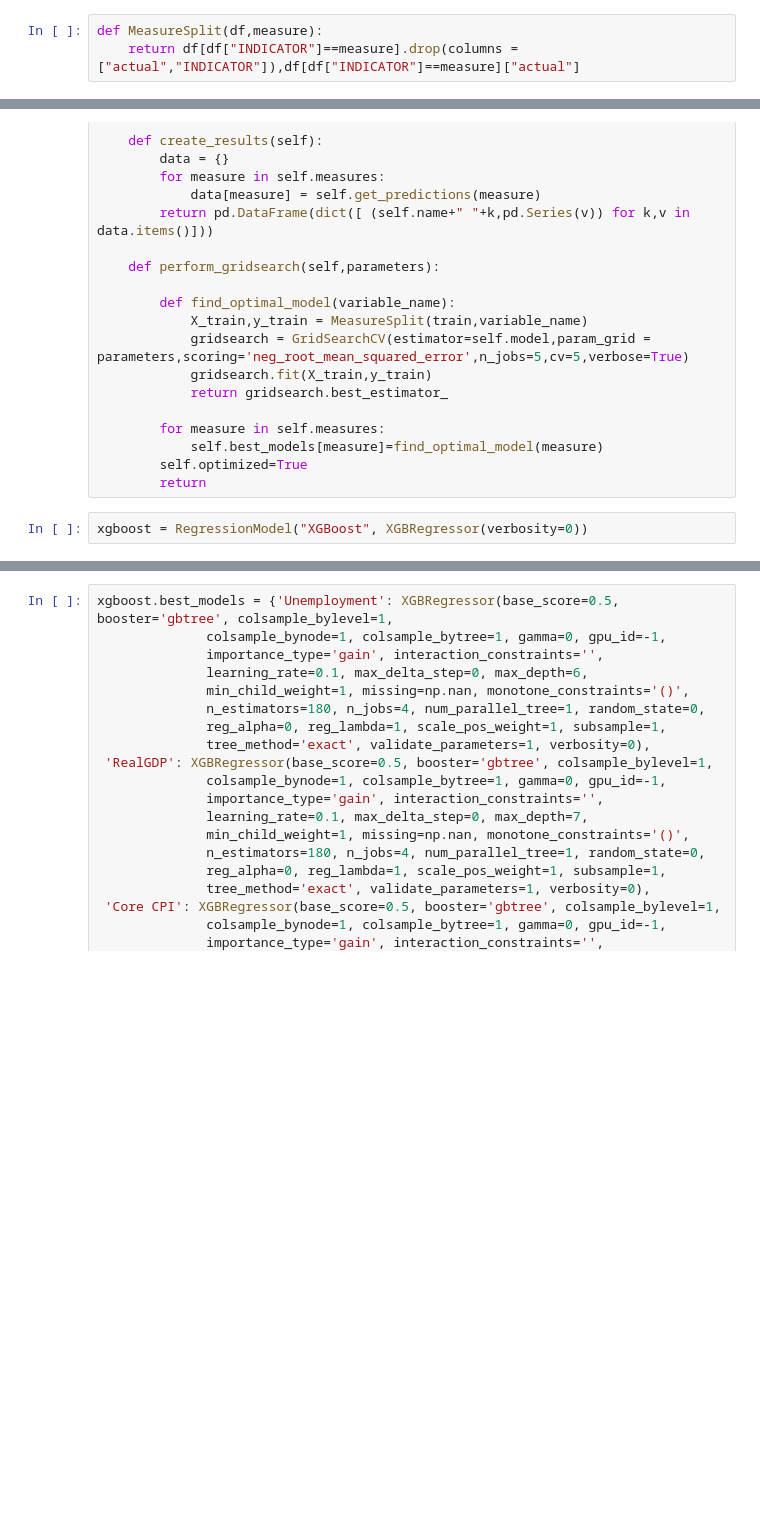
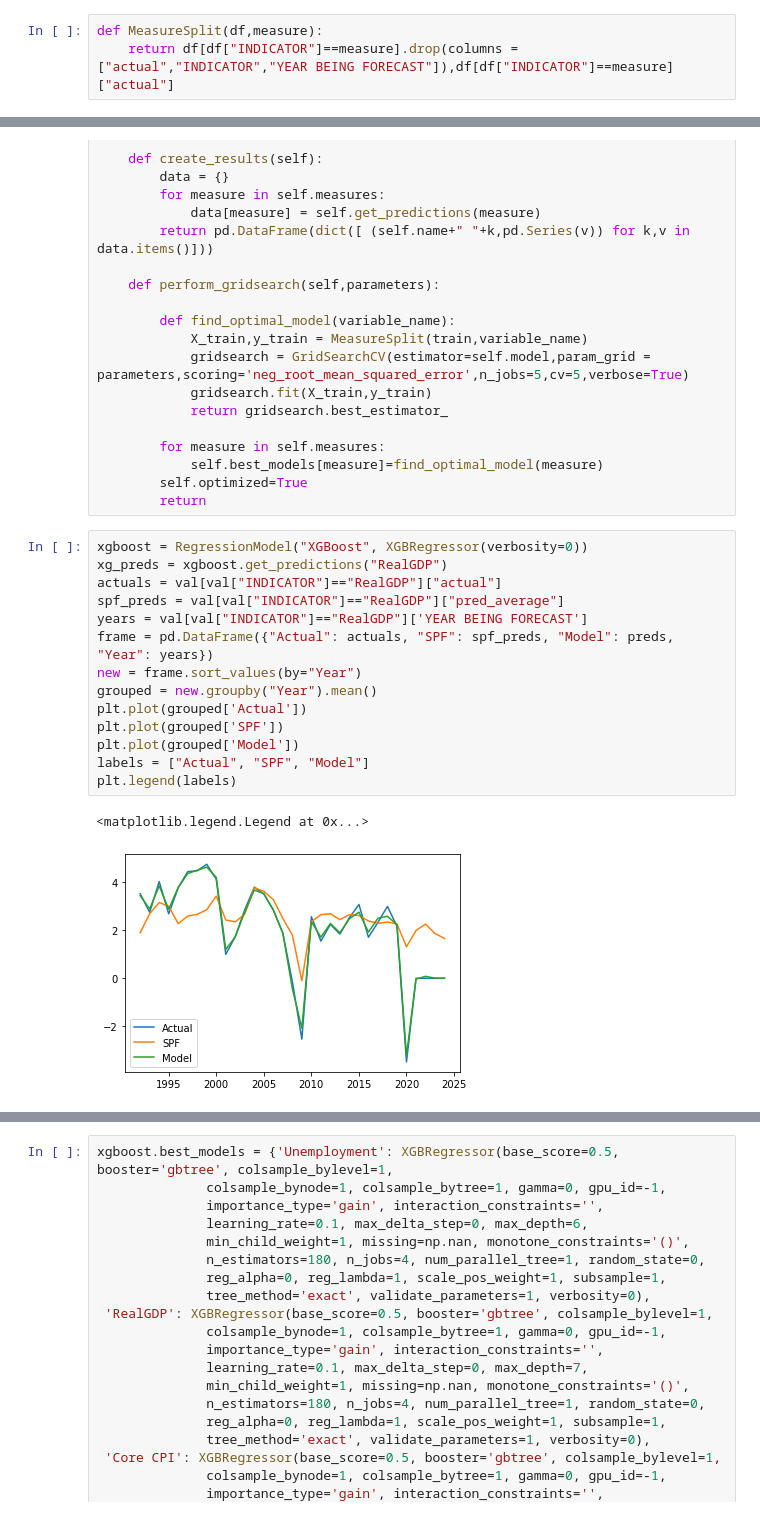
Before and after one commit to mbearw-berkeley/W210-Capstone, a Jupyter notebook: models/RegressionModel Class notebook.ipynb, the cells around one changed output, grey strips where cells are left out. Saved outputs shown, nothing was run; the diff lists cells and outputs as text; blank space fills up the shorter version.

```diff
--- a/models/RegressionModel Class notebook.ipynb
+++ b/models/RegressionModel Class notebook.ipynb
@@ -75,7 +75,7 @@ Current Regression Models: XGBoost and RandomForestRegressor
 Past Regression Models: LinearRegression, KNN,
 # %%
 def MeasureSplit(df,measure):
-    return df[df["INDICATOR"]==measure].drop(columns = ["actual","INDICATOR"]),df[df["INDICATOR"]==measure]["actual"]
+    return df[df["INDICATOR"]==measure].drop(columns = ["actual","INDICATOR","YEAR BEING FORECAST"]),df[df["INDICATOR"]==measure]["actual"]
 # %%
 train
 # %% [output]
@@ -189,5 +189,20 @@ class RegressionModel:
             self.best_models[measure]=find_optimal_model(measure)
         self.optimized=True
         return
-# %%
-xgboost = RegressionModel("XGBoost", XGBRegressor(verbosity=0))
+# %%
+xgboost = RegressionModel("XGBoost", XGBRegressor(verbosity=0))
+xg_preds = xgboost.get_predictions("RealGDP")
+actuals = val[val["INDICATOR"]=="RealGDP"]["actual"]
+spf_preds = val[val["INDICATOR"]=="RealGDP"]["pred_average"]
+years = val[val["INDICATOR"]=="RealGDP"]['YEAR BEING FORECAST']
+frame = pd.DataFrame({"Actual": actuals, "SPF": spf_preds, "Model": preds, "Year": years})
+new = frame.sort_values(by="Year")
+grouped = new.groupby("Year").mean()
+plt.plot(grouped['Actual'])
+plt.plot(grouped['SPF'])
+plt.plot(grouped['Model'])
+labels = ["Actual", "SPF", "Model"]
+plt.legend(labels)
+# %% [output]
+<matplotlib.legend.Legend at 0x...>
+[figure, added]
```
Also changed, not shown: parts of 7 cells of this notebook.
